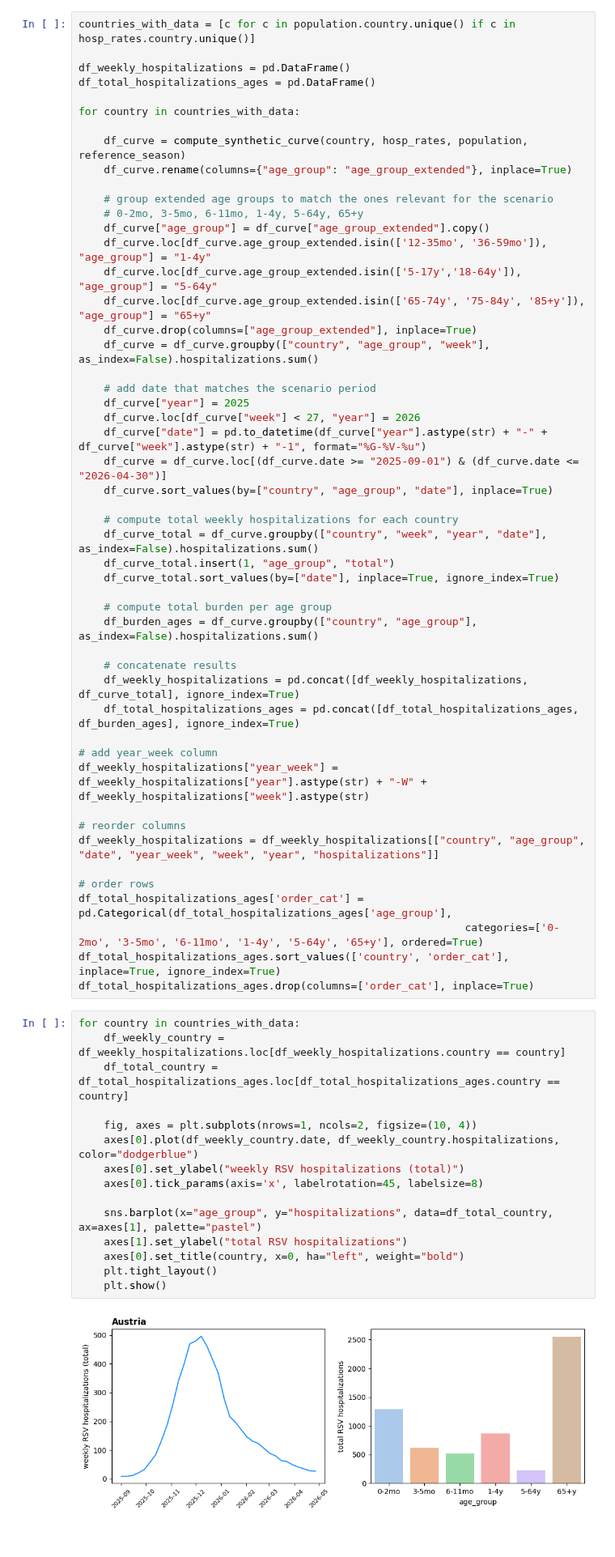
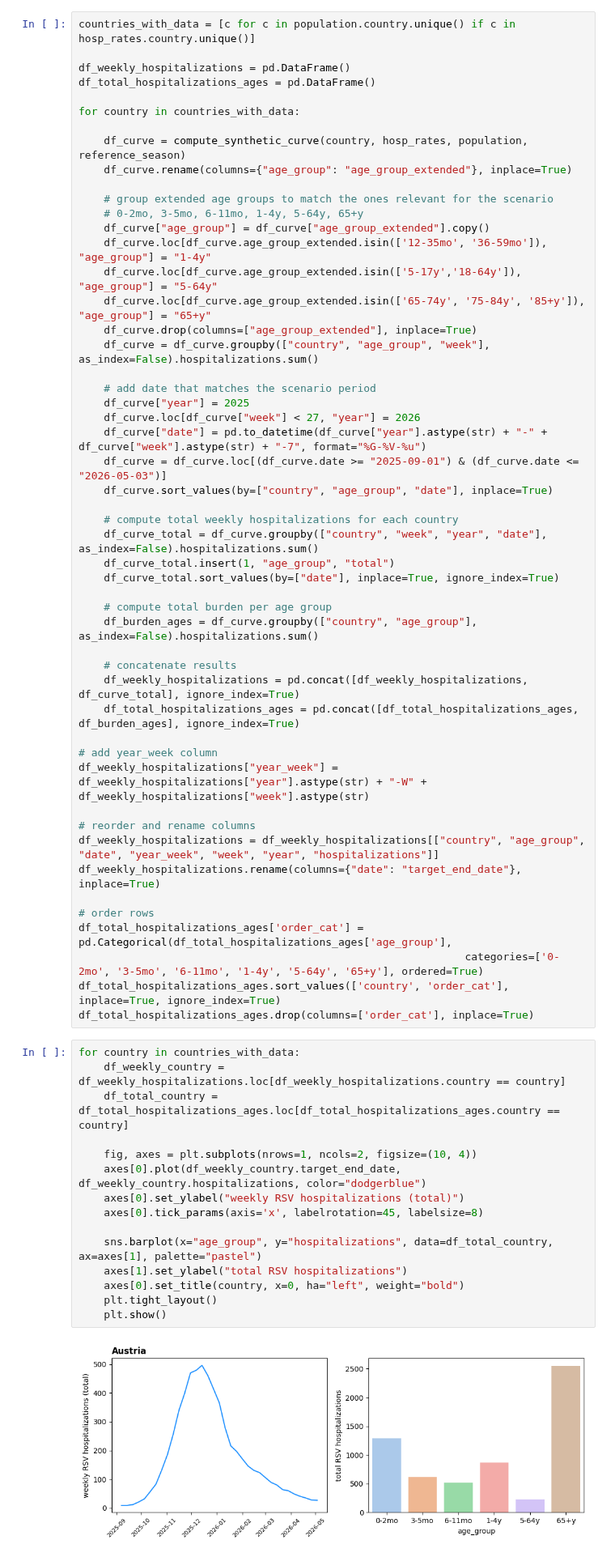
Before and after one commit to european-modelling-hubs/RespiCompass, a Jupyter notebook: target-data/synthetic-data-generation/generate_synthetic_data.ipynb, the cells around one changed output. Shown at 81% size. Saved outputs shown, nothing was run; the diff lists cells and outputs as text.

Commit message:
fixing dates

```diff
--- a/target-data/synthetic-data-generation/generate_synthetic_data.ipynb
+++ b/target-data/synthetic-data-generation/generate_synthetic_data.ipynb
@@ -37,8 +37,8 @@ for country in countries_with_data:
     # add date that matches the scenario period
     df_curve["year"] = 2025
     df_curve.loc[df_curve["week"] < 27, "year"] = 2026
-    df_curve["date"] = pd.to_datetime(df_curve["year"].astype(str) + "-" + df_curve["week"].astype(str) + "-1", format="%G-%V-%u")
-    df_curve = df_curve.loc[(df_curve.date >= "2025-09-01") & (df_curve.date <= "2026-04-30")]
+    df_curve["date"] = pd.to_datetime(df_curve["year"].astype(str) + "-" + df_curve["week"].astype(str) + "-7", format="%G-%V-%u")
+    df_curve = df_curve.loc[(df_curve.date >= "2025-09-01") & (df_curve.date <= "2026-05-03")]
     df_curve.sort_values(by=["country", "age_group", "date"], inplace=True)
 
     # compute total weekly hospitalizations for each country
@@ -56,8 +56,9 @@ for country in countries_with_data:
 # add year_week column
 df_weekly_hospitalizations["year_week"] = df_weekly_hospitalizations["year"].astype(str) + "-W" + df_weekly_hospitalizations["week"].astype(str)
 
-# reorder columns
+# reorder and rename columns
 df_weekly_hospitalizations = df_weekly_hospitalizations[["country", "age_group", "date", "year_week", "week", "year", "hospitalizations"]]
+df_weekly_hospitalizations.rename(columns={"date": "target_end_date"}, inplace=True)
 
 # order rows
 df_total_hospitalizations_ages['order_cat'] = pd.Categorical(df_total_hospitalizations_ages['age_group'],
@@ -67,17 +68,17 @@ df_total_hospitalizations_ages.drop(columns=['order_cat'], inplace=True)
 # %%
 for country in countries_with_data:
     df_weekly_country = df_weekly_hospitalizations.loc[df_weekly_hospitalizations.country == country]
     df_total_country = df_total_hospitalizations_ages.loc[df_total_hospitalizations_ages.country == country]
 
     fig, axes = plt.subplots(nrows=1, ncols=2, figsize=(10, 4))
-    axes[0].plot(df_weekly_country.date, df_weekly_country.hospitalizations, color="dodgerblue")
+    axes[0].plot(df_weekly_country.target_end_date, df_weekly_country.hospitalizations, color="dodgerblue")
     axes[0].set_ylabel("weekly RSV hospitalizations (total)")
     axes[0].tick_params(axis='x', labelrotation=45, labelsize=8)
 
     sns.barplot(x="age_group", y="hospitalizations", data=df_total_country, ax=axes[1], palette="pastel")
     axes[1].set_ylabel("total RSV hospitalizations")
     axes[0].set_title(country, x=0, ha="left", weight="bold")
     plt.tight_layout()
     plt.show()
 # %% [output]
-[figure, old version]
+[figure, new version]
```
Also changed, not shown: parts of 2 cells of this notebook, 6 other files.
